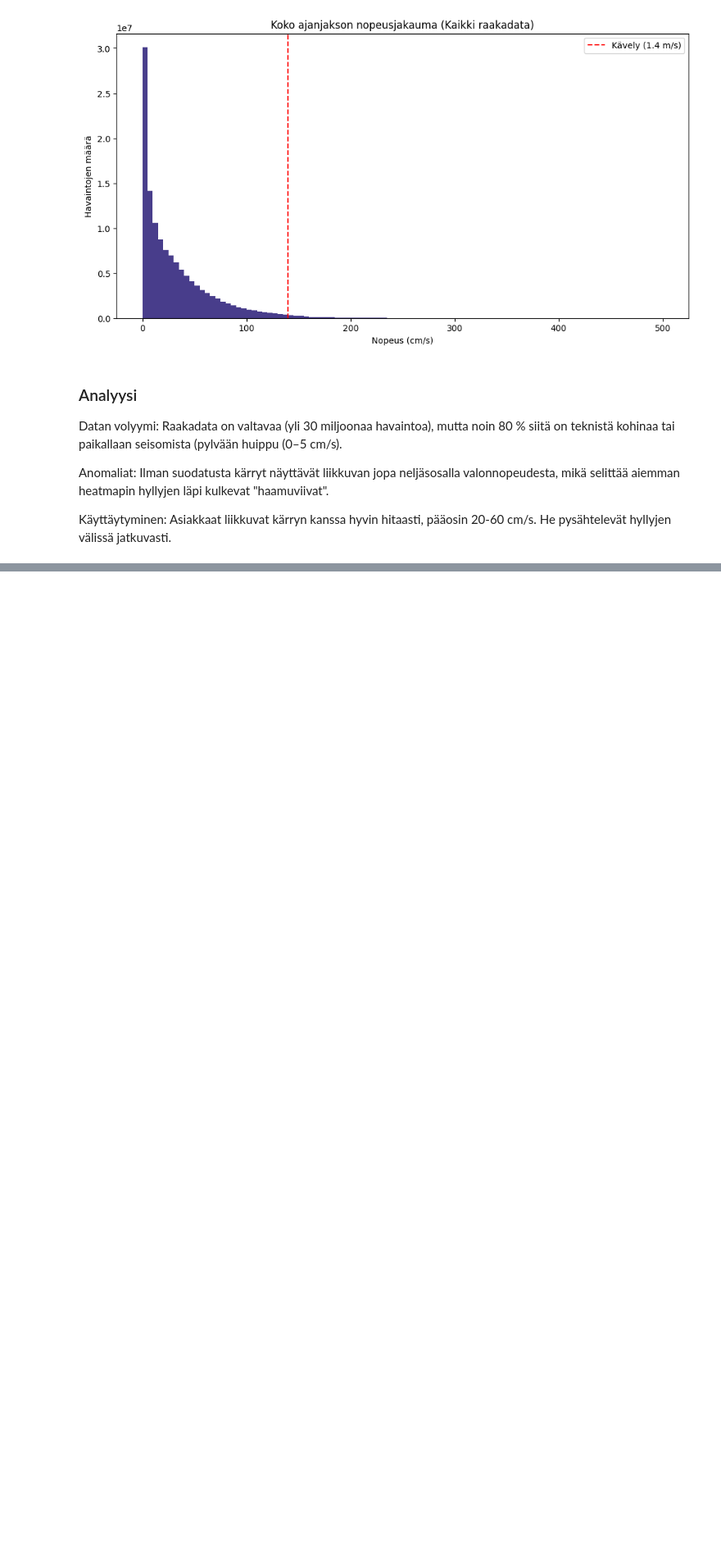
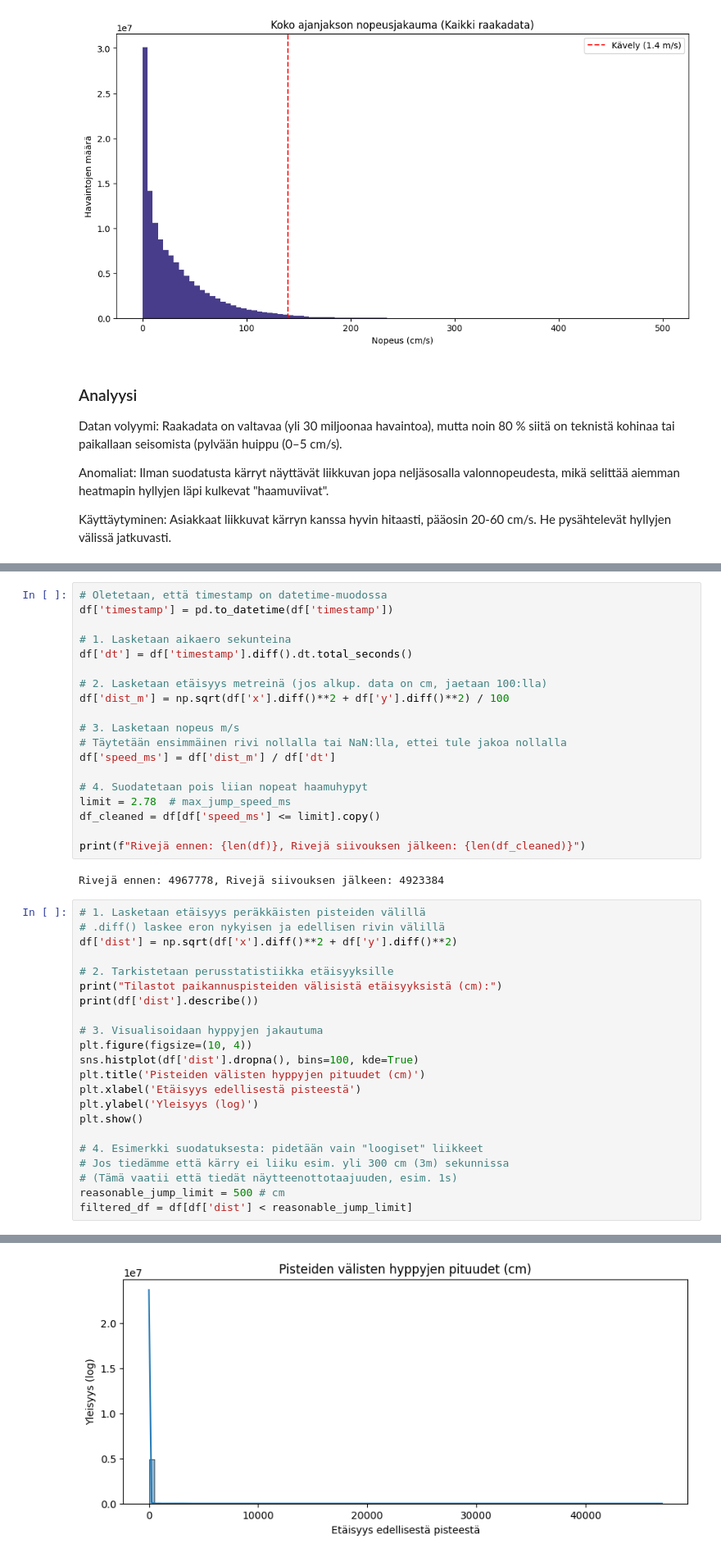
Before and after one commit to Papacker/shopping-cart-analytics, a Jupyter notebook: notebooks/raakadata.ipynb, the cells around one changed output, grey strips where cells are left out. Shown at 82% size. Cells and saved outputs as stored; diff of their text form; blank space fills up the shorter version.

Commit message:
Tilastot paikannuspisteiden välisistä etäisyyksistä lisätty raakadata-tiedostoon

```diff
--- a/notebooks/raakadata.ipynb
+++ b/notebooks/raakadata.ipynb
@@ -739,0 +801,44 @@ Käyttäytyminen: Asiakkaat liikkuvat kärryn kanssa hyvin hitaasti, pääosin 2
+# %%
+# Oletetaan, että timestamp on datetime-muodossa
+df['timestamp'] = pd.to_datetime(df['timestamp'])
+
+# 1. Lasketaan aikaero sekunteina
+df['dt'] = df['timestamp'].diff().dt.total_seconds()
+
+# 2. Lasketaan etäisyys metreinä (jos alkup. data on cm, jaetaan 100:lla)
+df['dist_m'] = np.sqrt(df['x'].diff()**2 + df['y'].diff()**2) / 100
+
+# 3. Lasketaan nopeus m/s
+# Täytetään ensimmäinen rivi nollalla tai NaN:lla, ettei tule jakoa nollalla
+df['speed_ms'] = df['dist_m'] / df['dt']
+
+# 4. Suodatetaan pois liian nopeat haamuhypyt
+limit = 2.78  # max_jump_speed_ms
+df_cleaned = df[df['speed_ms'] <= limit].copy()
+
+print(f"Rivejä ennen: {len(df)}, Rivejä siivouksen jälkeen: {len(df_cleaned)}")
+# %% [output]
+Rivejä ennen: 4967778, Rivejä siivouksen jälkeen: 4923384
+# %%
+# 1. Lasketaan etäisyys peräkkäisten pisteiden välillä
+# .diff() laskee eron nykyisen ja edellisen rivin välillä
+df['dist'] = np.sqrt(df['x'].diff()**2 + df['y'].diff()**2)
+
+# 2. Tarkistetaan perusstatistiikka etäisyyksille
+print("Tilastot paikannuspisteiden välisistä etäisyyksistä (cm):")
+print(df['dist'].describe())
+
+# 3. Visualisoidaan hyppyjen jakautuma
+plt.figure(figsize=(10, 4))
+sns.histplot(df['dist'].dropna(), bins=100, kde=True)
+plt.title('Pisteiden välisten hyppyjen pituudet (cm)')
+plt.xlabel('Etäisyys edellisestä pisteestä')
+plt.ylabel('Yleisyys (log)')
+plt.show()
+
+# 4. Esimerkki suodatuksesta: pidetään vain "loogiset" liikkeet
+# Jos tiedämme että kärry ei liiku esim. yli 300 cm (3m) sekunnissa
+# (Tämä vaatii että tiedät näytteenottotaajuuden, esim. 1s)
+reasonable_jump_limit = 500 # cm
+filtered_df = df[df['dist'] < reasonable_jump_limit]
+# %% [output]
@@ -739,0 +855 @@ Käyttäytyminen: Asiakkaat liikkuvat kärryn kanssa hyvin hitaasti, pääosin 2
+[figure, added]
```
Also changed, not shown: parts of 11 cells of this notebook, 1 other file.
